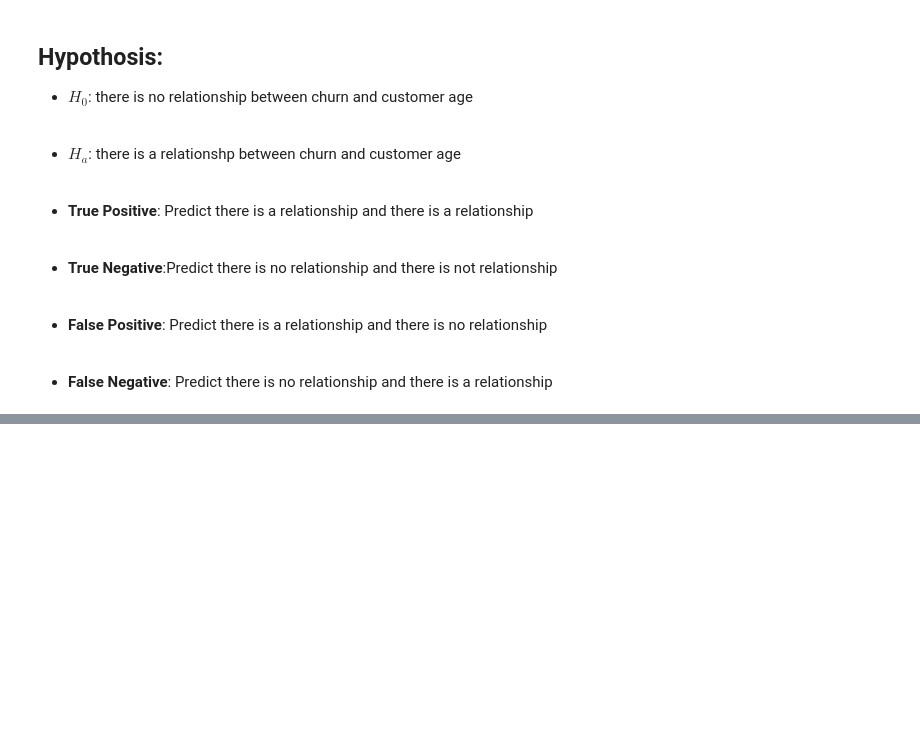
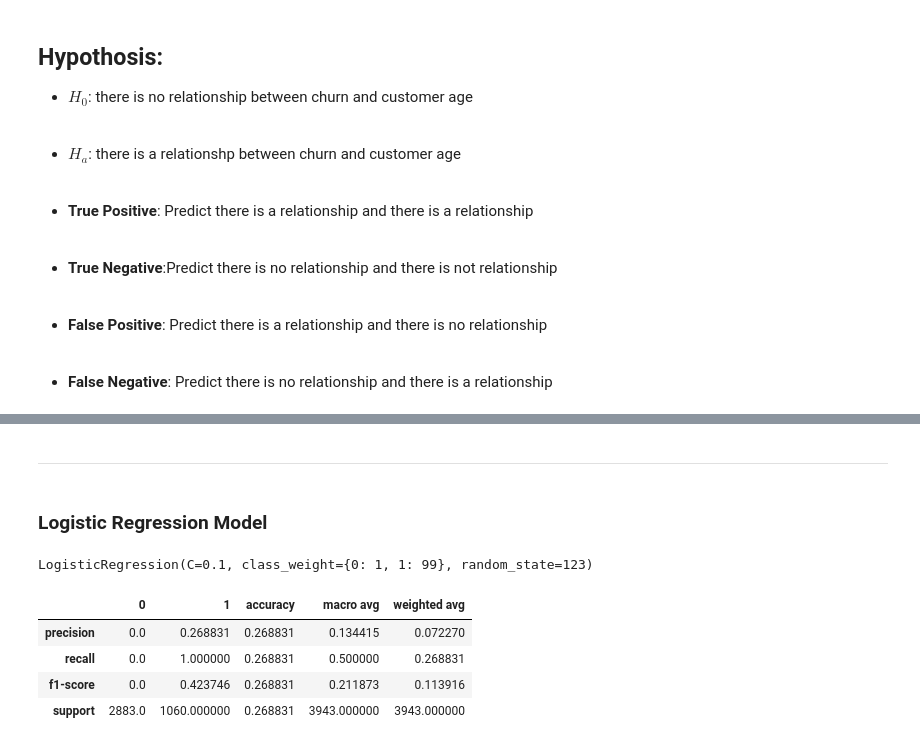
Before and after one commit to natasharivers/Classification_Projec, a Jupyter notebook: Final_Notebook.ipynb, the cells around one changed output, grey strips where cells are left out. Cells and saved outputs as stored; diff of their text form; code cells hidden in the pictures; blank space fills up the shorter version.

Commit message:
add LR model

```diff
--- a/Final_Notebook.ipynb
+++ b/Final_Notebook.ipynb
@@ -424,0 +442,24 @@ y_test= test[y_col]
+# %% [markdown]
+_______________________
+# %% [markdown]
+### Logistic Regression Model
+# %%
+#Define the logistic regression model
+logit = LogisticRegression(C=0.1, class_weight={0:1, 1:99}, random_state= 123)
+# %%
+#fit the model with train data
+logit.fit(X_train, y_train)
+# %% [output]
+LogisticRegression(C=0.1, class_weight={0: 1, 1: 99}, random_state=123)
+# %%
+#now use the model to make predictions
+y_pred = logit.predict(X_train)
+# %%
+#classifcation report
+pd.DataFrame(classification_report(y_train, y_pred, output_dict=True))
+# %% [output]
+|  | 0 | 1 | accuracy | macro avg | weighted avg |
+| precision | 0.0 | 0.268831 | 0.268831 | 0.134415 | 0.072270 |
+| recall | 0.0 | 1.000000 | 0.268831 | 0.500000 | 0.268831 |
+| f1-score | 0.0 | 0.423746 | 0.268831 | 0.211873 | 0.113916 |
+| support | 2883.0 | 1060.000000 | 0.268831 | 3943.000000 | 3943.000000 |
```
Also changed, not shown: parts of 6 cells of this notebook.
